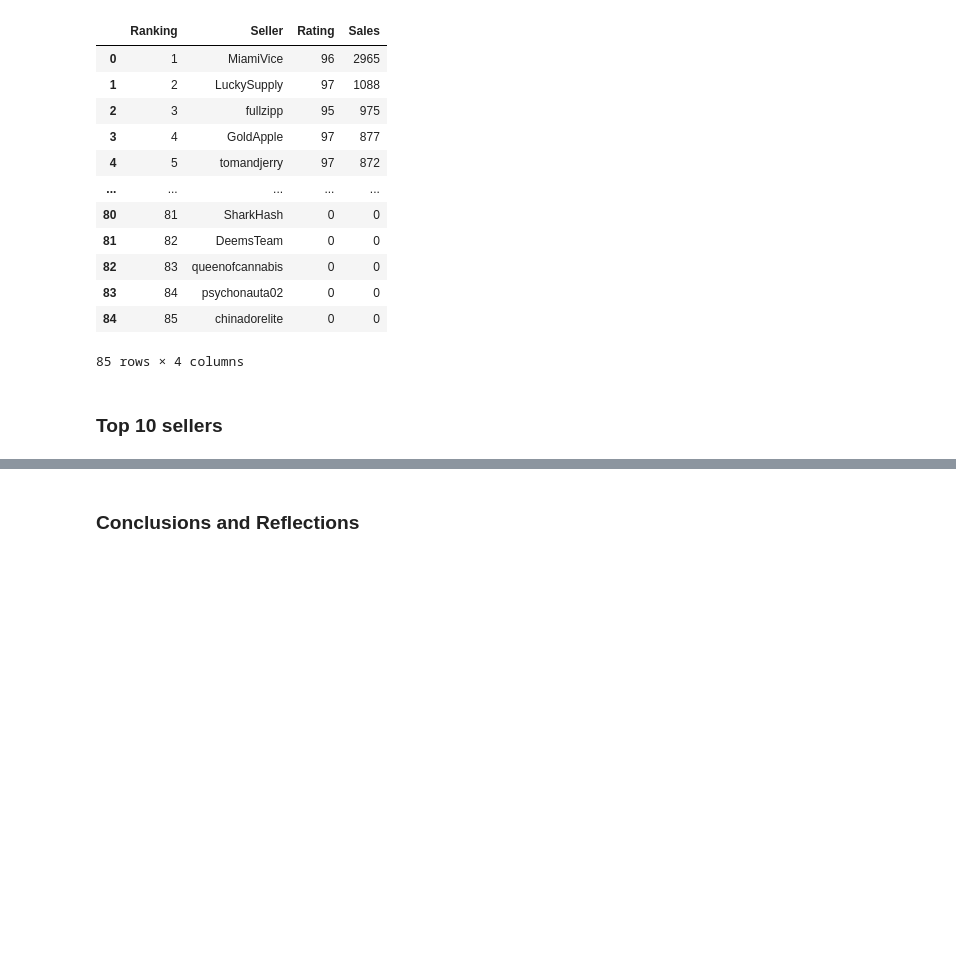
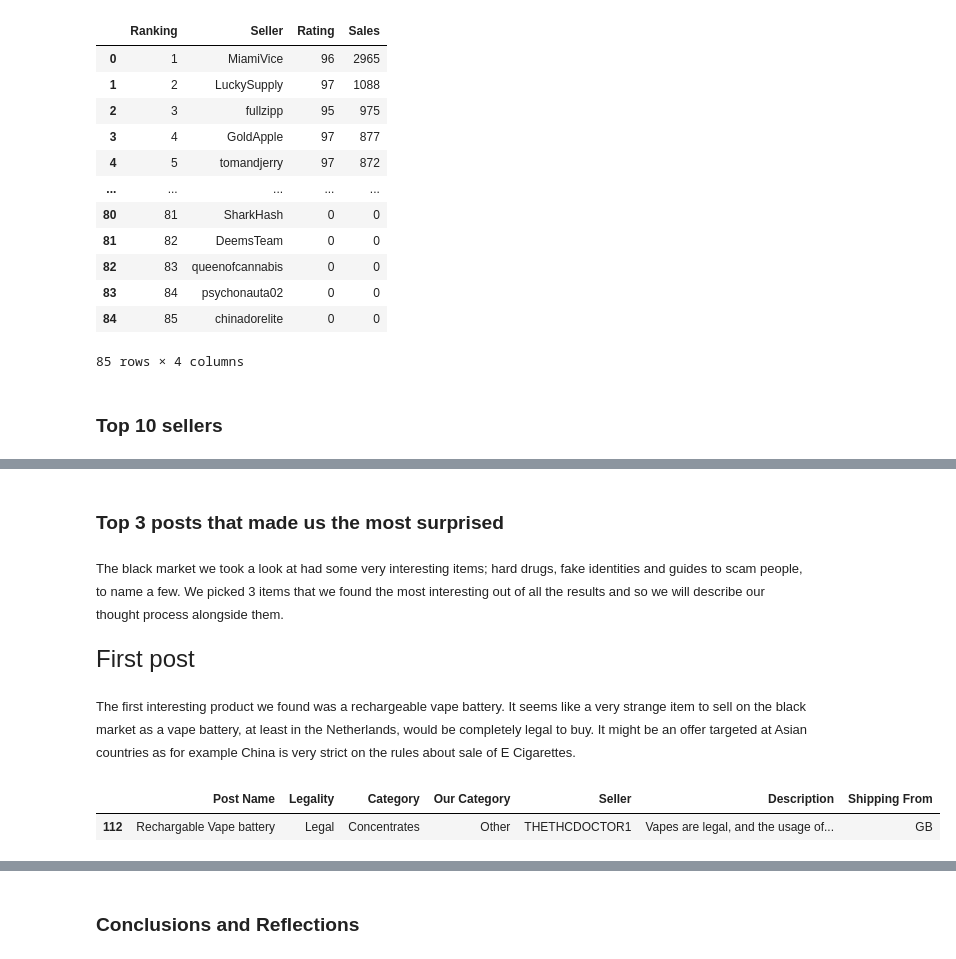
Before and after one commit to nagham-mekky/ForensicsAssignment1, a Jupyter notebook: Assignment1.ipynb, the cells around one changed output, grey strips where cells are left out. Saved outputs shown, nothing was run; the diff lists cells and outputs as text; code cells hidden in the pictures; blank space fills up the shorter version.

```diff
--- a/Assignment1.ipynb
+++ b/Assignment1.ipynb
@@ -99,0 +108,13 @@ csv_sellers.head(10)
+# %% [markdown]
+### Top 3 posts that made us the most surprised
+# %% [markdown]
+<font size="2">The black market we took a look at had some very interesting items; hard drugs, fake identities and guides to scam people, to name a few. We picked 3 items that we found the most interesting out of all the results and so we will describe our thought process alongside them. </font>
+# %% [markdown]
+<font size="5">First post </font>
+# %% [markdown]
+<font size="2">The first interesting product we found was a rechargeable vape battery. It seems like a very strange item to sell on the black market as a vape battery, at least in the Netherlands, would be completely legal to buy. It might be an offer targeted at Asian countries as for example China is very strict on the rules about sale of E Cigarettes.</font>
+# %%
+csv_posts.loc[csv_posts['Post Name'] == 'Rechargable Vape battery']
+# %% [output]
+|  | Post Name | Legality | Category | Our Category | Seller | Description | Shipping From |
+| 112 | Rechargable Vape battery | Legal | Concentrates | Other | THETHCDOCTOR1 | Vapes are legal, and the usage of... | GB |
```
Also changed, not shown: parts of 26 cells of this notebook.
